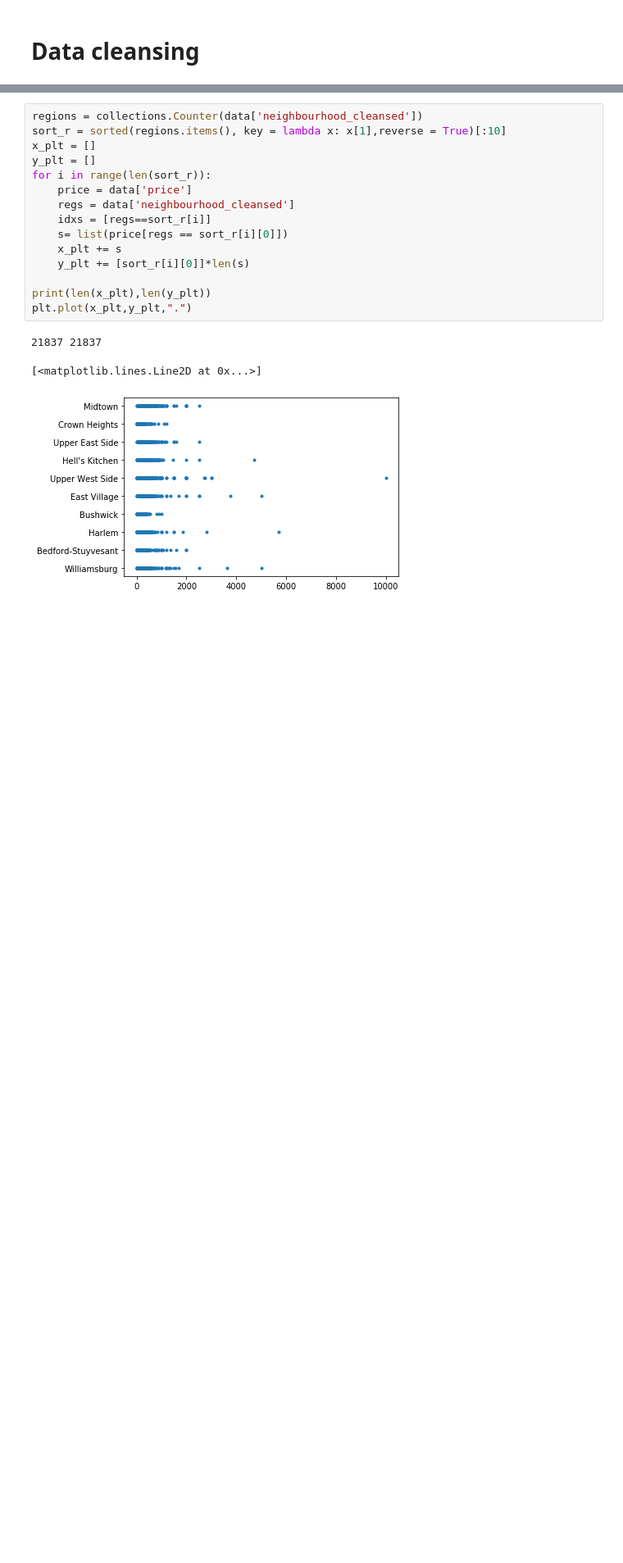
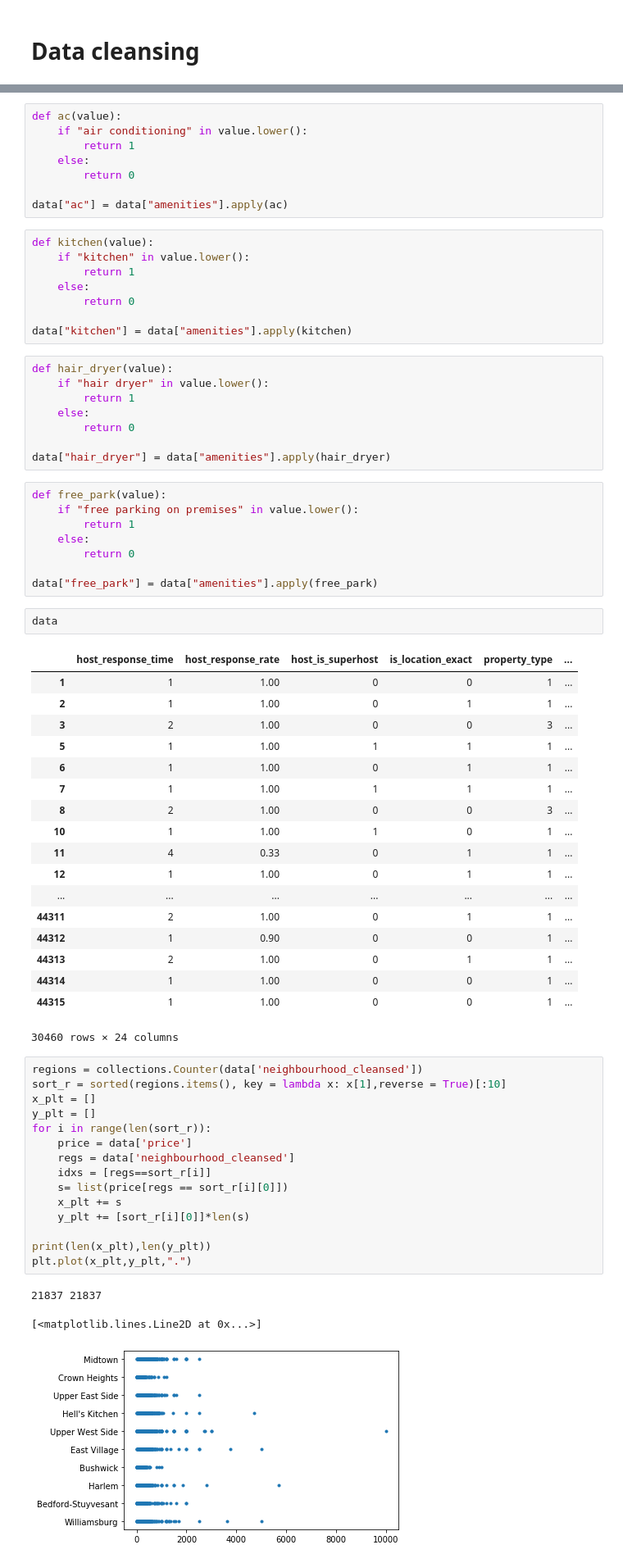
Before and after one commit to wma8/COMP516Project, a Jupyter notebook: run/cs516.ipynb, the cells around one changed output, grey strips where cells are left out. Shown at 82% size. Saved outputs shown, nothing was run; the diff lists cells and outputs as text; blank space fills up the shorter version.

```diff
--- a/run/cs516.ipynb
+++ b/run/cs516.ipynb
@@ -67,3 +266,56 @@ data
+# %%
+def ac(value):
+    if "air conditioning" in value.lower():
+        return 1
+    else:
+        return 0
+
+data["ac"] = data["amenities"].apply(ac)
+# %%
+def kitchen(value):
+    if "kitchen" in value.lower():
+        return 1
+    else:
+        return 0
+
+data["kitchen"] = data["amenities"].apply(kitchen)
+# %%
+def hair_dryer(value):
+    if "hair dryer" in value.lower():
+        return 1
+    else:
+        return 0
+
+data["hair_dryer"] = data["amenities"].apply(hair_dryer)
+# %%
+def free_park(value):
+    if "free parking on premises" in value.lower():
+        return 1
+    else:
+        return 0
+
+data["free_park"] = data["amenities"].apply(free_park)
+# %%
+data
+# %% [output]
+|  | host_response_time | host_response_rate | host_is_superhost | is_location_exact | property_type | ... |
+| 1 | 1 | 1.00 | 0 | 0 | 1 | ... |
+| 2 | 1 | 1.00 | 0 | 1 | 1 | ... |
+| 3 | 2 | 1.00 | 0 | 0 | 3 | ... |
+| 5 | 1 | 1.00 | 1 | 1 | 1 | ... |
+| 6 | 1 | 1.00 | 0 | 1 | 1 | ... |
+| 7 | 1 | 1.00 | 1 | 1 | 1 | ... |
+| 8 | 2 | 1.00 | 0 | 0 | 3 | ... |
+| 10 | 1 | 1.00 | 1 | 0 | 1 | ... |
+| 11 | 4 | 0.33 | 0 | 1 | 1 | ... |
+| 12 | 1 | 1.00 | 0 | 1 | 1 | ... |
+| ... | ... | ... | ... | ... | ... | ... |
+| 44311 | 2 | 1.00 | 0 | 1 | 1 | ... |
+| 44312 | 1 | 0.90 | 0 | 0 | 1 | ... |
+| 44313 | 2 | 1.00 | 0 | 1 | 1 | ... |
+| 44314 | 1 | 1.00 | 0 | 0 | 1 | ... |
+| 44315 | 1 | 1.00 | 0 | 0 | 1 | ... |
+30460 rows × 24 columns
 # %%
 regions = collections.Counter(data['neighbourhood_cleansed'])
 sort_r = sorted(regions.items(), key = lambda x: x[1],reverse = True)[:10]
```
Also changed, not shown: parts of 28 cells of this notebook, 1 other file.
